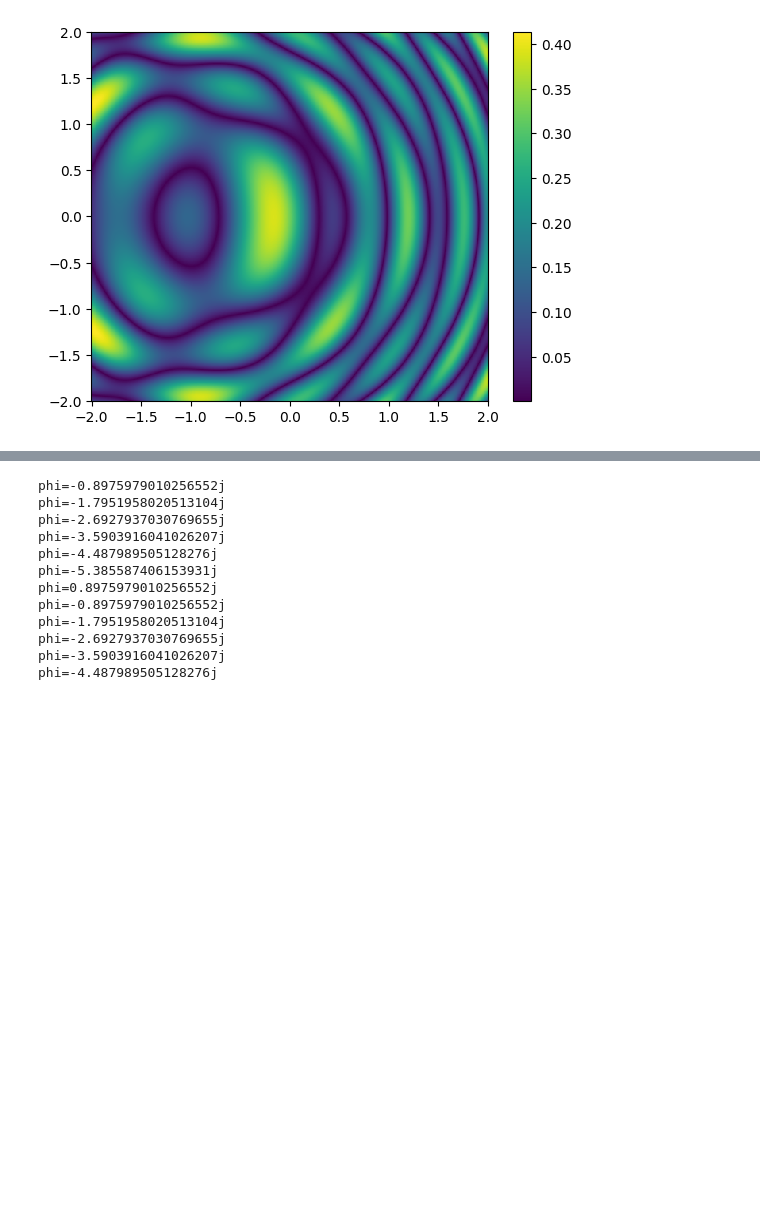
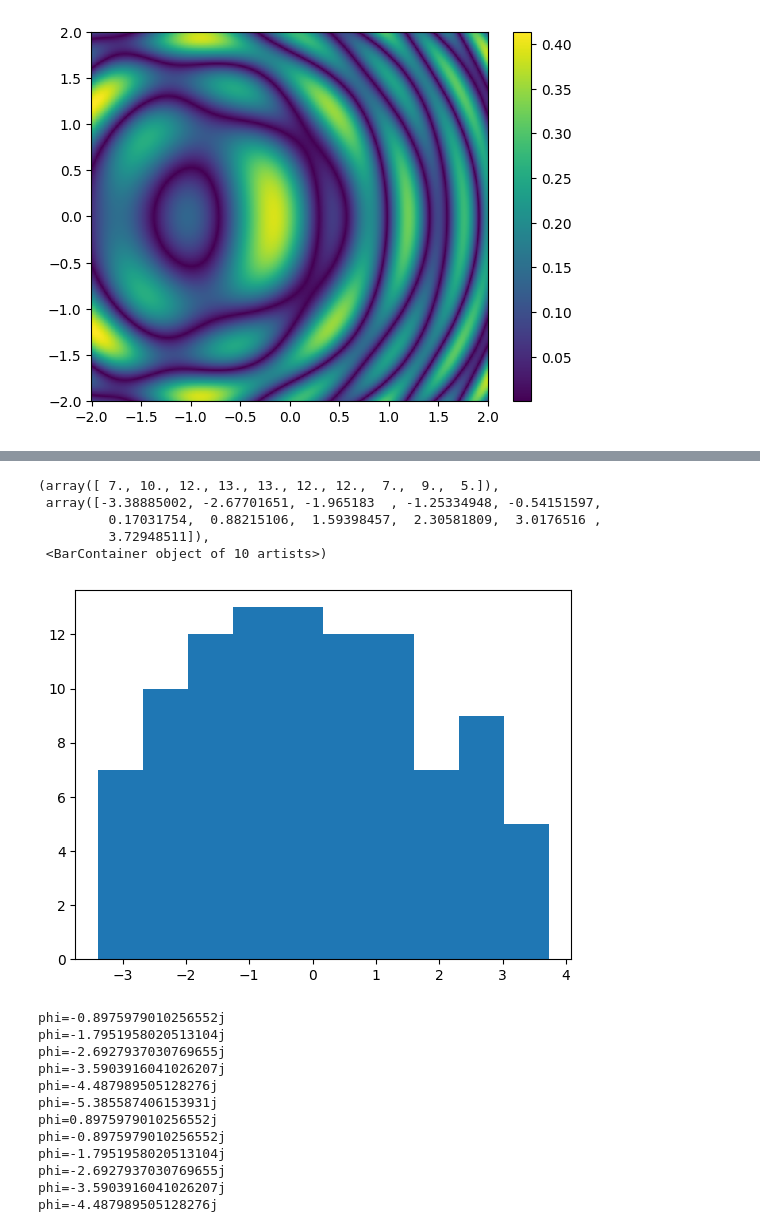
Before and after one commit to henhen724/GS_algorithm, a Jupyter notebook: plotGreensFunctions.ipynb, the cells around one changed output, grey strips where cells are left out. Saved outputs shown, nothing was run; the diff lists cells and outputs as text; code cells hidden in the pictures; blank space fills up the shorter version.

```diff
--- a/plotGreensFunctions.ipynb
+++ b/plotGreensFunctions.ipynb
@@ -129,3 +130,12 @@ plt.hist(J.reshape(100))
+# %%
+plt.hist(np.linalg.eigvals(J))
+# %% [output]
+(array([ 7., 10., 12., 13., 13., 12., 12.,  7.,  9.,  5.]),
+ array([-3.38885002, -2.67701651, -1.965183  , -1.25334948, -0.54151597,
+         0.17031754,  0.88215106,  1.59398457,  2.30581809,  3.0176516 ,
+         3.72948511]),
+ <BarContainer object of 10 artists>)
+[figure, added]
 # %%
 y_squared = np.linspace(0.0, 100.0, 2000)
 R = np.array([[np.zeros(2000)],[np.sqrt(y_squared)]])
```
Also changed, not shown: parts of 3 cells of this notebook.
